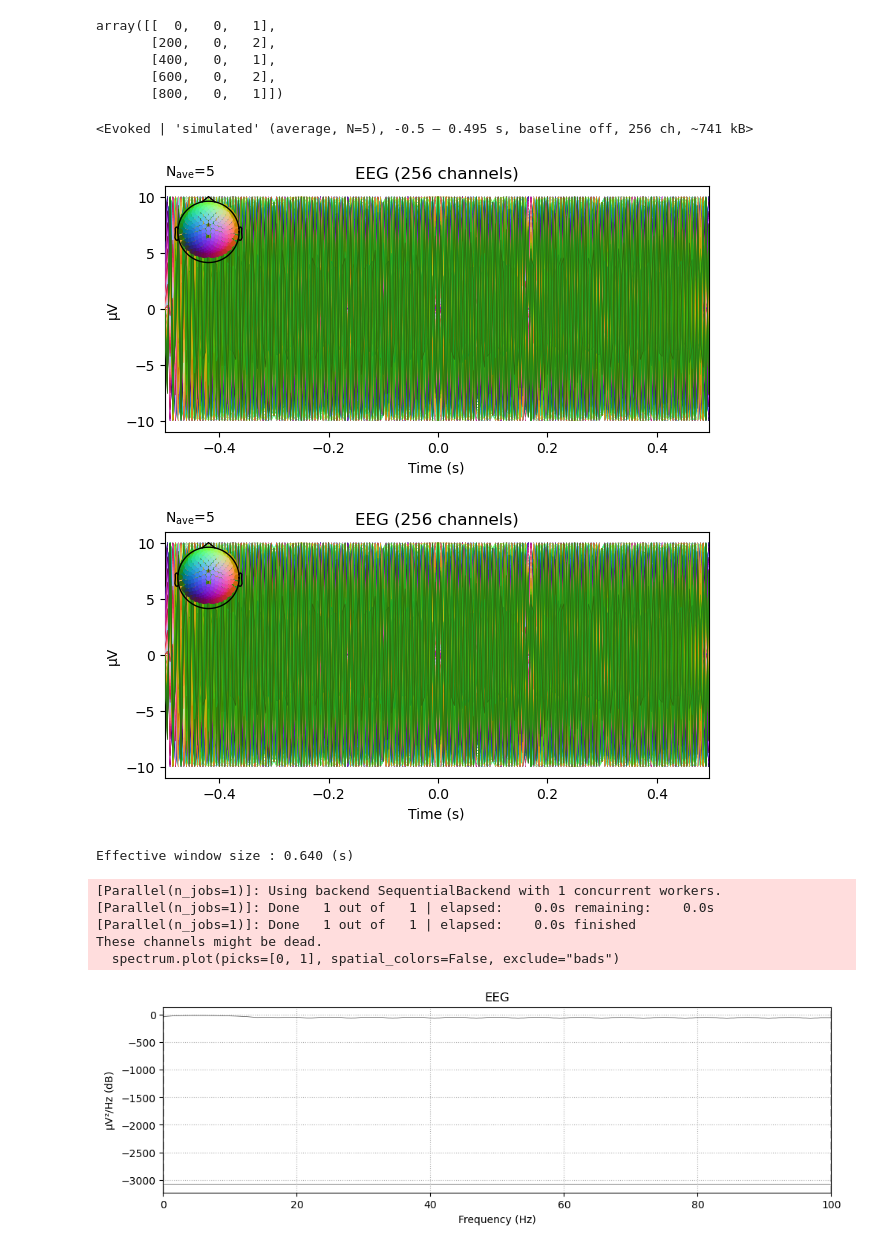
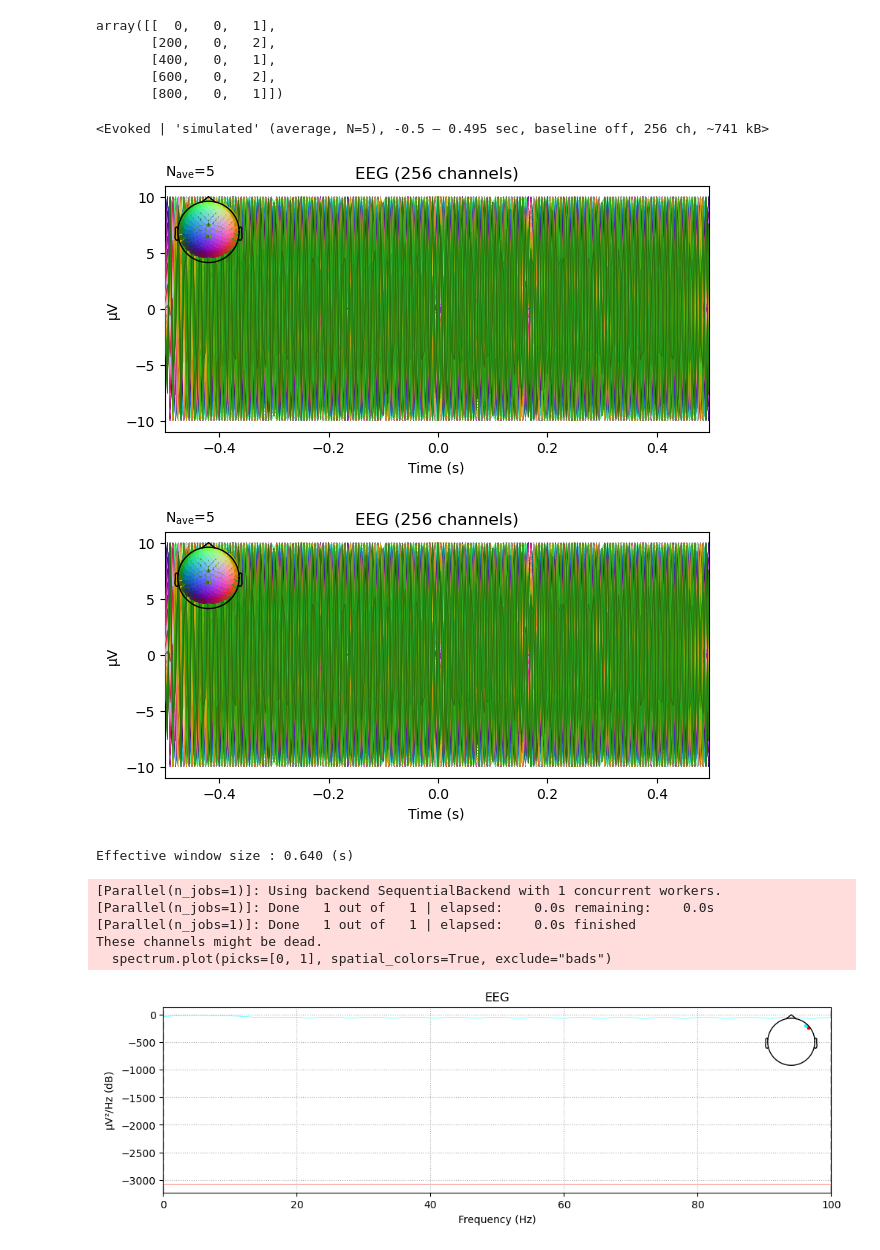
Before and after one commit to zhibinz2/MEG_EEG_Source_Localization, a Jupyter notebook: test_scripts/EEG_chan/create_raw_info.ipynb, the cells around one changed output. Cells and saved outputs as stored; diff of their text form; code cells hidden in the pictures.

```diff
--- a/test_scripts/EEG_chan/create_raw_info.ipynb
+++ b/test_scripts/EEG_chan/create_raw_info.ipynb
@@ -94,0 +99,4 @@ len(info['dig'])
+# %%
+
+for ch in range(3,len(info['dig'])+1):
+    info['dig'][ch]['r']=np.array([-0.1, -0.9, -0.1])
@@ -114,11 +124,11 @@ print(info)
 # %%
 times = np.linspace(0, 200,num=200)
 freqs=range(256)
-# amps=np.linspace(1,0,num=256)
+amps=np.linspace(1,0,num=256)
 data=np.zeros((256,len(times)))
 for f in range(256):
-    data[f,:]=0.00001*np.sin(freqs[f] * np.pi * times)
-    # data[f,:]=amps[f] * np.sin(freqs[f] * np.pi * times)
+    # data[f,:]=0.00001*np.sin(freqs[f] * np.pi * times)
+    data[f,:]=amps[f] * 0.00001* np.sin(freqs[f] * np.pi * times)
 # %%
 times
 # %% [output]
@@ -242,7 +269,7 @@ evoked_array = mne.EvokedArray(
 print(evoked_array)
 evoked_array.plot()
 # %% [output]
-<Evoked | 'simulated' (average, N=5), -0.5 – 0.495 s, baseline off, 256 ch, ~741 kB>
+<Evoked | 'simulated' (average, N=5), -0.5 – 0.495 sec, baseline off, 256 ch, ~741 kB>
 [figure]
 [figure]
 # %%
@@ -268,36 +295,36 @@ def spectrum_from_array(
         data=data,
         sfreq=inst_info["sfreq"],
         dims=("channel", "freq"),
         freqs=freqs,
         inst_type_str="Raw",
         data_type="Averaged Power Spectrum",
         info=inst_info,
     )
     defaults = dict(
         method=None,
         fmin=None,
         fmax=None,
         tmin=None,
         tmax=None,
         picks=None,
         proj=None,
         reject_by_annotation=None,
         n_jobs=None,
         verbose=None,
     )
     return mne.time_frequency.Spectrum(state, **defaults)
 
 
 spectrum = spectrum_from_array(data=psd_ave, freqs=freqs, inst_info=info)
-spectrum.plot(picks=[0, 1], spatial_colors=False, exclude="bads")
+spectrum.plot(picks=[0, 1], spatial_colors=True, exclude="bads")
 # %% [output]
 Effective window size : 0.640 (s)
 [Parallel(n_jobs=1)]: Using backend SequentialBackend with 1 concurrent workers.
 [Parallel(n_jobs=1)]: Done   1 out of   1 | elapsed:    0.0s remaining:    0.0s
 [Parallel(n_jobs=1)]: Done   1 out of   1 | elapsed:    0.0s finished
 These channels might be dead.
-  spectrum.plot(picks=[0, 1], spatial_colors=False, exclude="bads")
+  spectrum.plot(picks=[0, 1], spatial_colors=True, exclude="bads")
-[figure, old version]
+[figure, new version]
 # %%
 # https://mne.tools/stable/generated/mne.io.Raw.html#mne.io.Raw.save
 simulated_raw.save("egi_raw.fif",overwrite=True)
```
Also changed, not shown: parts of 11 cells of this notebook, 13 other files.
